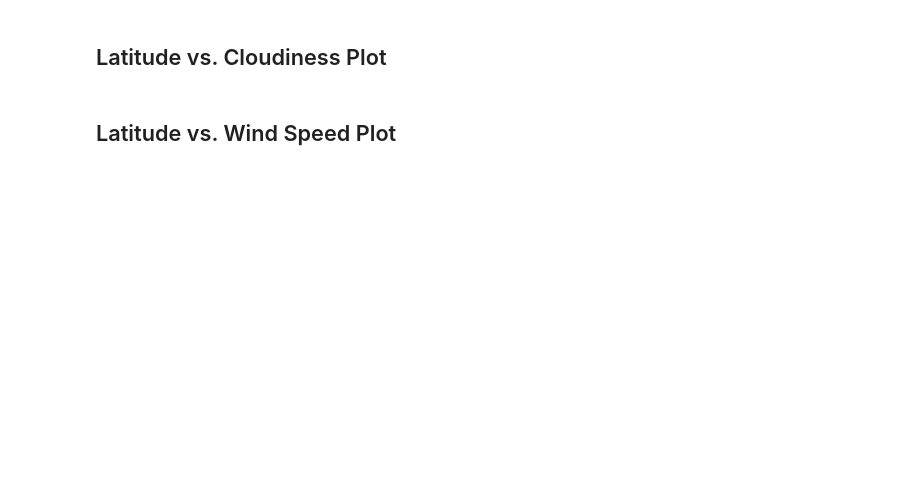
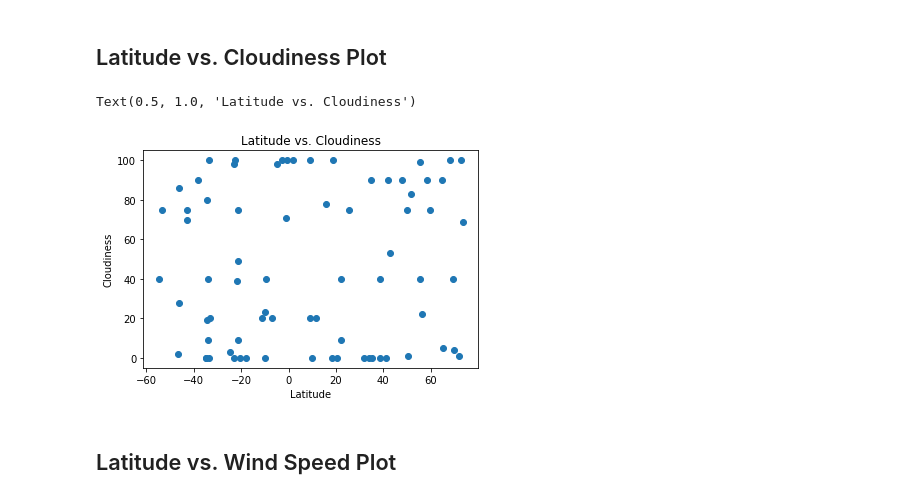
Before and after one commit to blackdenarius307/API-Challenge, a Jupyter notebook: WeatherPy.ipynb, the cells around one changed output. Saved outputs shown, nothing was run; the diff lists cells and outputs as text; code cells hidden in the pictures; blank space fills up the shorter version.

```diff
--- a/WeatherPy.ipynb
+++ b/WeatherPy.ipynb
@@ -119,4 +162,14 @@ Series([], Name: Humidity, dtype: bool)
 # %% [markdown]
 ## Latitude vs. Cloudiness Plot
+# %%
+Latcloud = data_df['Latitude']
+Cloudlat = data_df['Cloudiness']
+plt.scatter(Latcloud, Cloudlat)
+plt.xlabel('Latitude')
+plt.ylabel('Cloudiness')
+plt.title('Latitude vs. Cloudiness')
+# %% [output]
+Text(0.5, 1.0, 'Latitude vs. Cloudiness')
+[figure, added]
 # %% [markdown]
 ## Latitude vs. Wind Speed Plot
```
Also changed, not shown: parts of 8 cells of this notebook.
